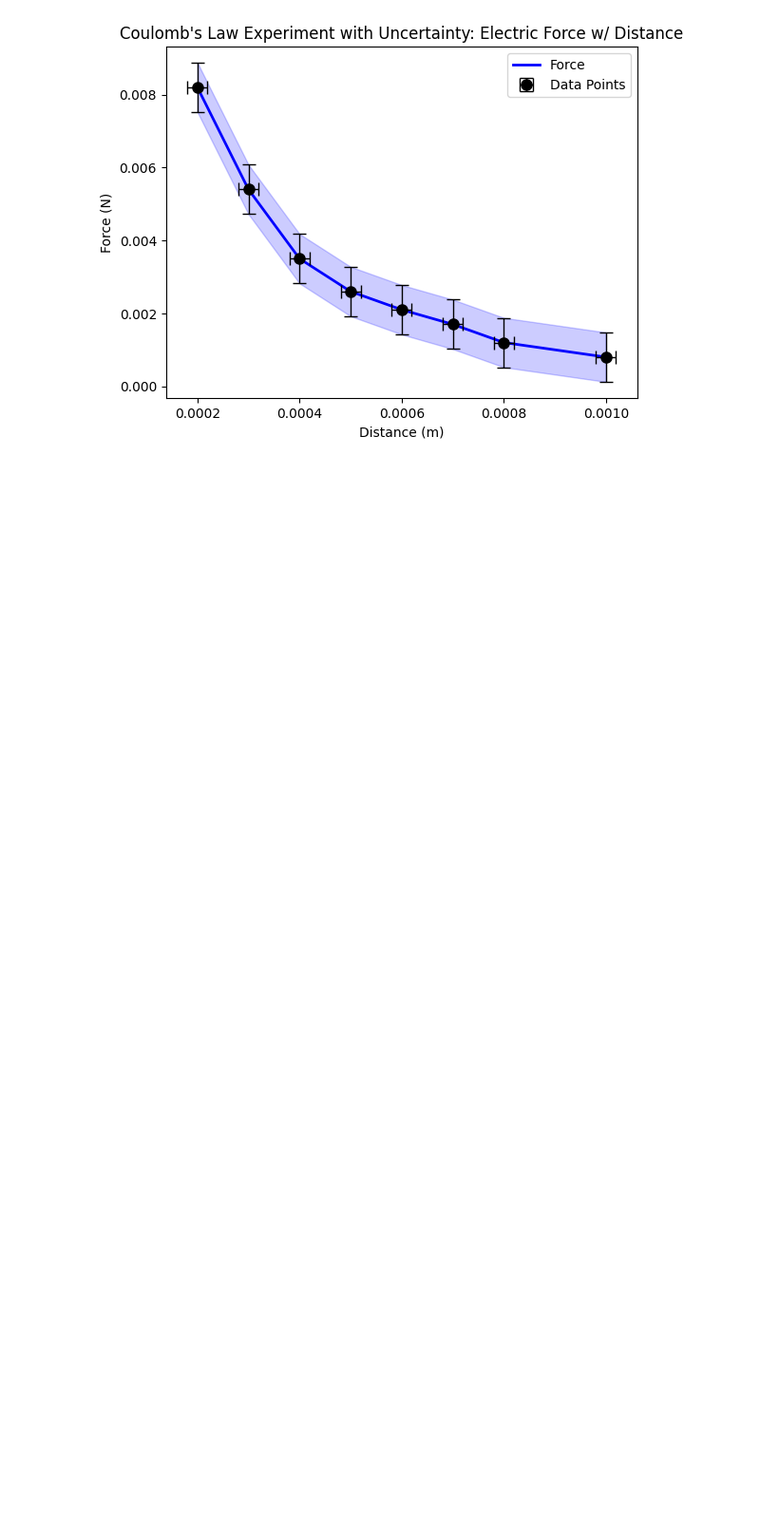
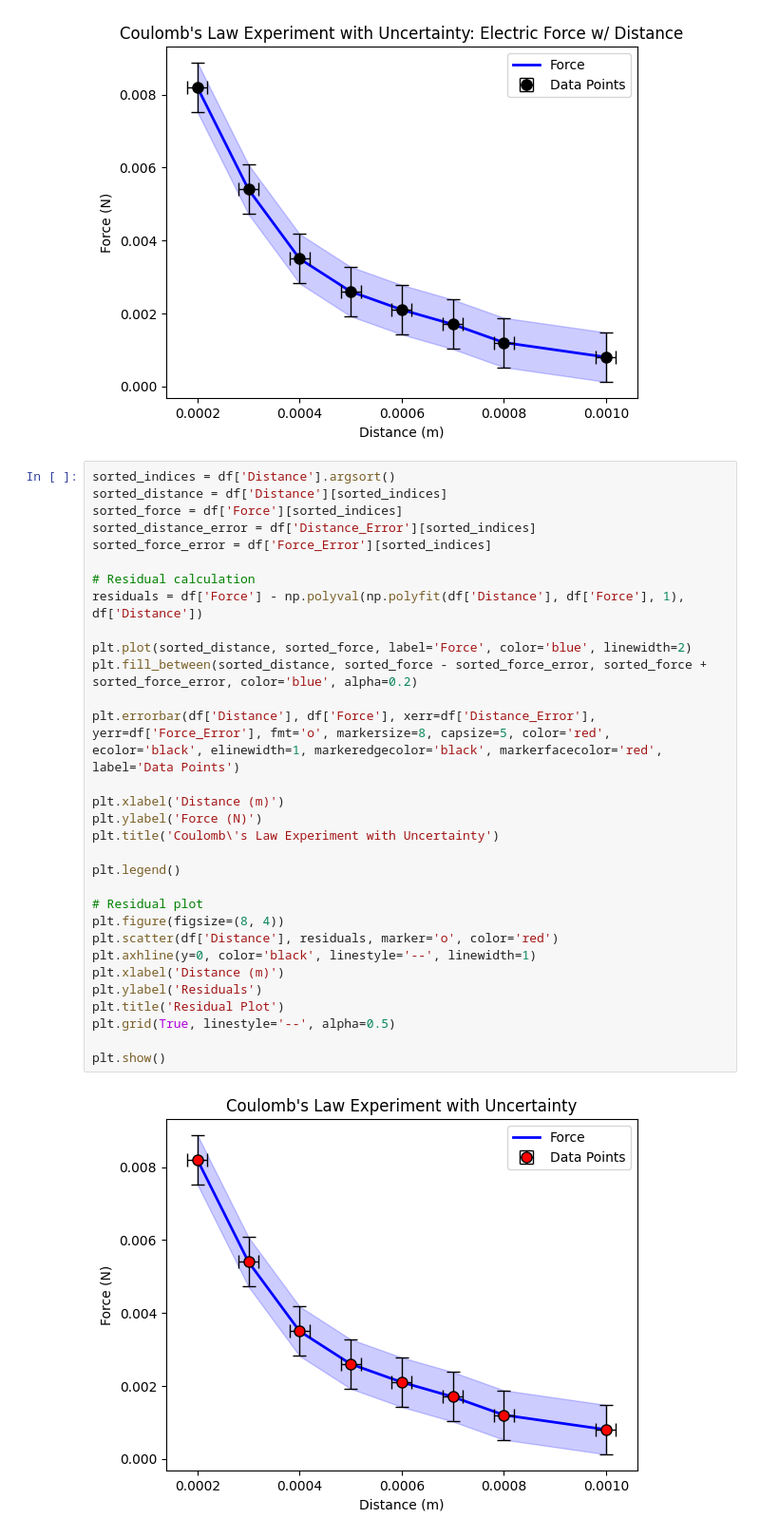
Before and after one commit to Avesta03/Electrostatics-Lab-Report-Analysis, a Jupyter notebook: analysis.ipynb, the cells around one changed output. Shown: that part at 95% size. Saved outputs shown, nothing was run; the diff lists cells and outputs as text; blank space fills up the shorter version.

Commit message:
Implemented Residual Plot. Poss. Debugging Needed?

```diff
--- a/analysis.ipynb
+++ b/analysis.ipynb
@@ -98,3 +98,36 @@ plt.legend()
 plt.show()
 # %% [output]
 [figure]
+# %%
+sorted_indices = df['Distance'].argsort()
+sorted_distance = df['Distance'][sorted_indices]
+sorted_force = df['Force'][sorted_indices]
+sorted_distance_error = df['Distance_Error'][sorted_indices]
+sorted_force_error = df['Force_Error'][sorted_indices]
+
+# Residual calculation
+residuals = df['Force'] - np.polyval(np.polyfit(df['Distance'], df['Force'], 1), df['Distance'])
+
+plt.plot(sorted_distance, sorted_force, label='Force', color='blue', linewidth=2)
+plt.fill_between(sorted_distance, sorted_force - sorted_force_error, sorted_force + sorted_force_error, color='blue', alpha=0.2)
+
+plt.errorbar(df['Distance'], df['Force'], xerr=df['Distance_Error'], yerr=df['Force_Error'], fmt='o', markersize=8, capsize=5, color='red', ecolor='black', elinewidth=1, markeredgecolor='black', markerfacecolor='red', label='Data Points')
+
+plt.xlabel('Distance (m)')
+plt.ylabel('Force (N)')
+plt.title('Coulomb\'s Law Experiment with Uncertainty')
+
+plt.legend()
+
+# Residual plot
+plt.figure(figsize=(8, 4))
+plt.scatter(df['Distance'], residuals, marker='o', color='red')
+plt.axhline(y=0, color='black', linestyle='--', linewidth=1)
+plt.xlabel('Distance (m)')
+plt.ylabel('Residuals')
+plt.title('Residual Plot')
+plt.grid(True, linestyle='--', alpha=0.5)
+
+plt.show()
+# %% [output]
+[figure, added]
```
Also changed, not shown: parts of 1 cell of this notebook.
